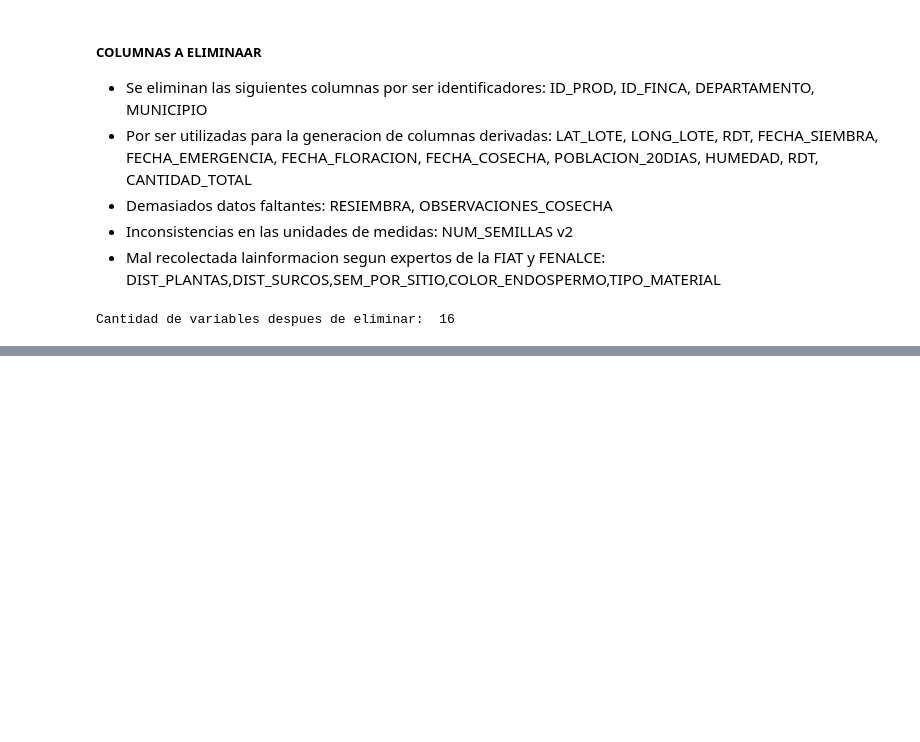
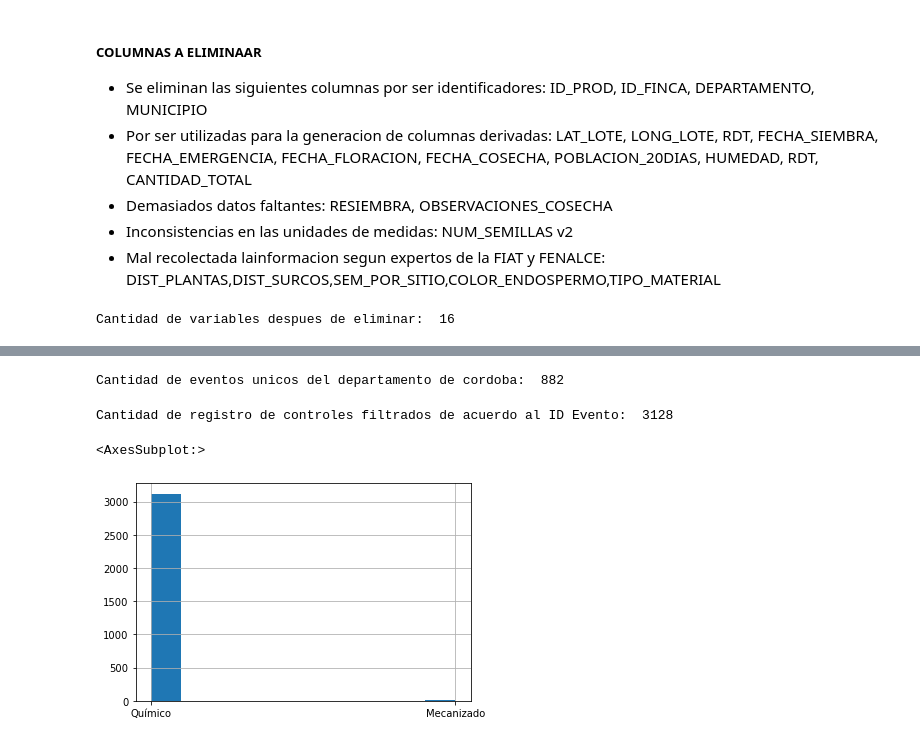
Before and after one commit to GermanMoran/TesisMaestria, a Jupyter notebook: codigos/LIMPIEZA_DATOS.ipynb, the cells around one changed output, grey strips where cells are left out. Cells and saved outputs as stored; diff of their text form; code cells hidden in the pictures; blank space fills up the shorter version.

Commit message:
Nuevos cambios sobre el analisis exploratorio de los datos - Generacion de variables del # controles por etapas

```diff
--- a/codigos/LIMPIEZA_DATOS.ipynb
+++ b/codigos/LIMPIEZA_DATOS.ipynb
@@ -350,2 +350,4 @@ evento_cordoba.to_excel("../Archivos Generados/eventos_cordoba_2017.xlsx")
 # %%
 # Lectura del archivo controls
+# lectura del archivo
+controls = pd.read_csv("../Datos/Controls_3.csv")
@@ -351,0 +362,17 @@ evento_cordoba.to_excel("../Archivos Generados/eventos_cordoba_2017.xlsx")
+# %%
+# Se recuperan unicamante los registros pertenecientes al departamento de Cordoba
+Lista_IDEvento_Unicos_cordoba = list (evento_cordoba.ID_EVENTO.unique())
+print("Cantidad de eventos unicos del departamento de cordoba: ", len(Lista_IDEvento_Unicos_cordoba))
+# %% [output]
+Cantidad de eventos unicos del departamento de cordoba:  882
+# %%
+# Se filtra el dataset controls con los IDs Eventos unicos pertenecientes a dicjo departamento
+controls = controls[controls.ID_EVENTO.isin(Lista_IDEvento_Unicos_cordoba)]
+print("Cantidad de registro de controles filtrados de acuerdo al ID Evento: ", len(controls))
+# Diagrama de frecuencias del tipo de control
+
+controls.TIPO_CONTROL.hist()
+# %% [output]
+Cantidad de registro de controles filtrados de acuerdo al ID Evento:  3128
+<AxesSubplot:>
+[figure, added]
```
Also changed, not shown: parts of 25 cells of this notebook, 3 other files.
